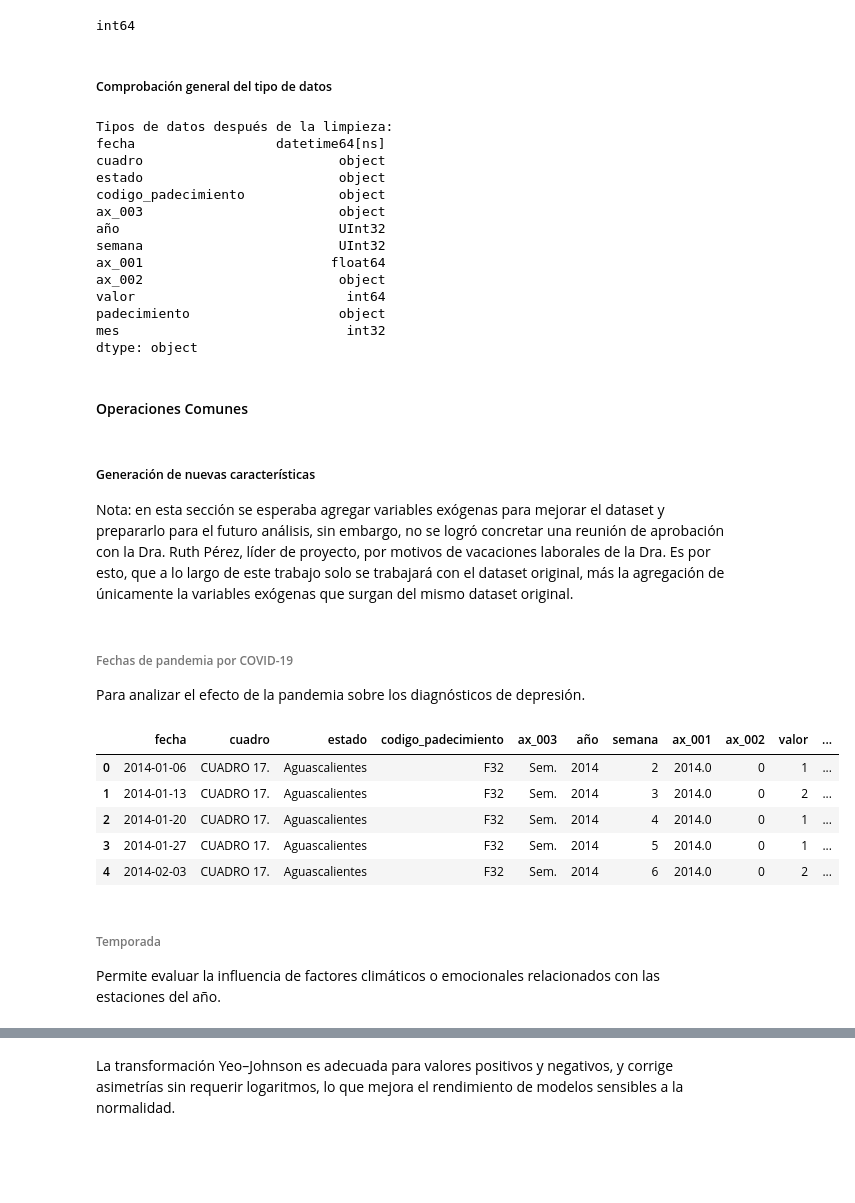
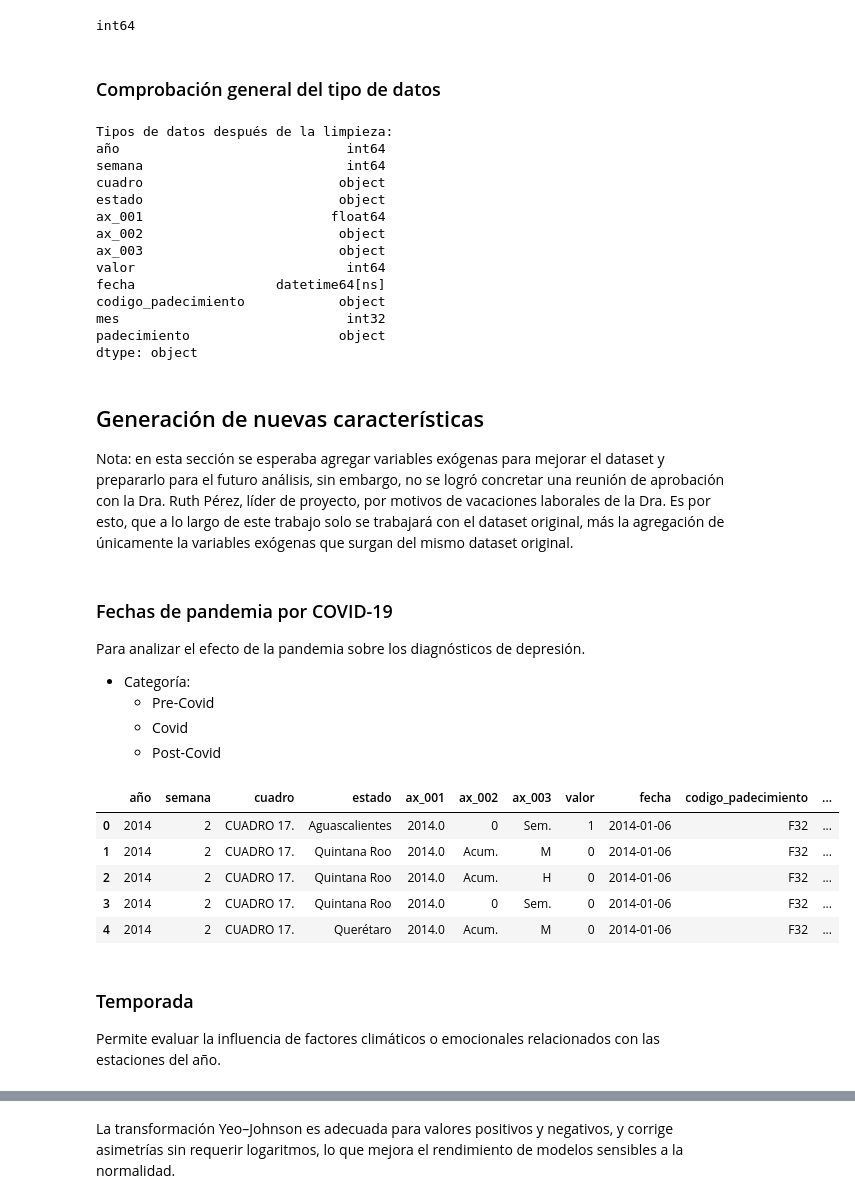
Before and after one commit to AbioticBaton4/proyecto-integrador-mna, a Jupyter notebook: src/features/Avance2.Equipo16.ipynb, the cells around one changed output, grey strips where cells are left out. Cells and saved outputs as stored; diff of their text form; code cells hidden in the pictures; blank space fills up the shorter version.

```diff
--- a/src/features/Avance2.Equipo16.ipynb
+++ b/src/features/Avance2.Equipo16.ipynb
@@ -23,5 +26,5 @@ import matplotlib.pyplot as plt
 # %%
-path = '../../data/processed/data.parquet'
+path = '../../data/processed/data2.parquet'
 df = pd.read_parquet(path)
 df.head()
 # %% [output]
@@ -88,53 +91,60 @@ print(df['valor'].dtypes)
 # %% [output]
 int64
 # %% [markdown]
-##### Comprobación general del tipo de datos
+### Comprobación general del tipo de datos
 # %%
 print("\nTipos de datos después de la limpieza:")
 print(df.dtypes)
 # %% [output]
 Tipos de datos después de la limpieza:
-fecha                  datetime64[ns]
+año                             int64
+semana                          int64
 cuadro                         object
 estado                         object
-codigo_padecimiento            object
-ax_003                         object
-año                            UInt32
-semana                         UInt32
 ax_001                        float64
 ax_002                         object
+ax_003                         object
 valor                           int64
+fecha                  datetime64[ns]
+codigo_padecimiento            object
+mes                             int32
 padecimiento                   object
-mes                             int32
 dtype: object
-# %% [markdown]
-#### Operaciones Comunes
 # %% [markdown]
-##### Generación de nuevas características
+## Generación de nuevas características
 
 Nota: en esta sección se esperaba agregar variables exógenas para mejorar el dataset y prepararlo para el futuro análisis, sin embargo, no se logró concretar una reunión de aprobación con la Dra. Ruth Pérez, líder de proyecto, por motivos de vacaciones laborales de la Dra. Es por esto, que a lo largo de este trabajo solo se trabajará con el dataset original, más la agregación de únicamente la variables exógenas que surgan del mismo dataset original.
 # %% [markdown]
-###### Fechas de pandemia por COVID-19
+### Fechas de pandemia por COVID-19
 Para analizar el efecto de la pandemia sobre los diagnósticos de depresión.
+* Categoría:
+  * Pre-Covid
+  * Covid
+  * Post-Covid
 # %%
 # Generar columna de temporada de COVID-19
 # Rango de fechas de la pandemia en México
 covid_start = pd.to_datetime('2020-03-01')
-covid_end = pd.to_datetime('2022-03-31')
+# covid_end = pd.to_datetime('2022-03-31')
+covid_end = pd.to_datetime('2023-05-05')
 
-df['fecha'] = pd.to_datetime(df['fecha'])
-df['covid'] = np.where((df['fecha'] >= covid_start) & (df['fecha'] <= covid_end), 1, 0)
-
+df['periodo_covid'] = pd.cut(
+    df['fecha'],
+    bins=[pd.Timestamp.min, covid_start,
+          covid_end, pd.Timestamp.max],
+    labels=['Pre-Covid', 'Covid', 'Post-Covid'],
+    include_lowest=True
+)
 df.head()
 # %% [output]
-|  | fecha | cuadro | estado | codigo_padecimiento | ax_003 | año | semana | ax_001 | ax_002 | valor | ... |
-| 0 | 2014-01-06 | CUADRO 17. | Aguascalientes | F32 | Sem. | 2014 | 2 | 2014.0 | 0 | 1 | ... |
-| 1 | 2014-01-13 | CUADRO 17. | Aguascalientes | F32 | Sem. | 2014 | 3 | 2014.0 | 0 | 2 | ... |
-| 2 | 2014-01-20 | CUADRO 17. | Aguascalientes | F32 | Sem. | 2014 | 4 | 2014.0 | 0 | 1 | ... |
-| 3 | 2014-01-27 | CUADRO 17. | Aguascalientes | F32 | Sem. | 2014 | 5 | 2014.0 | 0 | 1 | ... |
-| 4 | 2014-02-03 | CUADRO 17. | Aguascalientes | F32 | Sem. | 2014 | 6 | 2014.0 | 0 | 2 | ... |
+|  | año | semana | cuadro | estado | ax_001 | ax_002 | ax_003 | valor | fecha | codigo_padecimiento | ... |
+| 0 | 2014 | 2 | CUADRO 17. | Aguascalientes | 2014.0 | 0 | Sem. | 1 | 2014-01-06 | F32 | ... |
+| 1 | 2014 | 2 | CUADRO 17. | Quintana Roo | 2014.0 | Acum. | M | 0 | 2014-01-06 | F32 | ... |
+| 2 | 2014 | 2 | CUADRO 17. | Quintana Roo | 2014.0 | Acum. | H | 0 | 2014-01-06 | F32 | ... |
+| 3 | 2014 | 2 | CUADRO 17. | Quintana Roo | 2014.0 | 0 | Sem. | 0 | 2014-01-06 | F32 | ... |
+| 4 | 2014 | 2 | CUADRO 17. | Querétaro | 2014.0 | Acum. | M | 0 | 2014-01-06 | F32 | ... |
 # %% [markdown]
-###### Temporada
+### Temporada
 Permite evaluar la influencia de factores climáticos o emocionales relacionados con las estaciones del año.
 # %%
 def asignar_temporada(mes):
```
Also changed, not shown: parts of 41 cells of this notebook.
